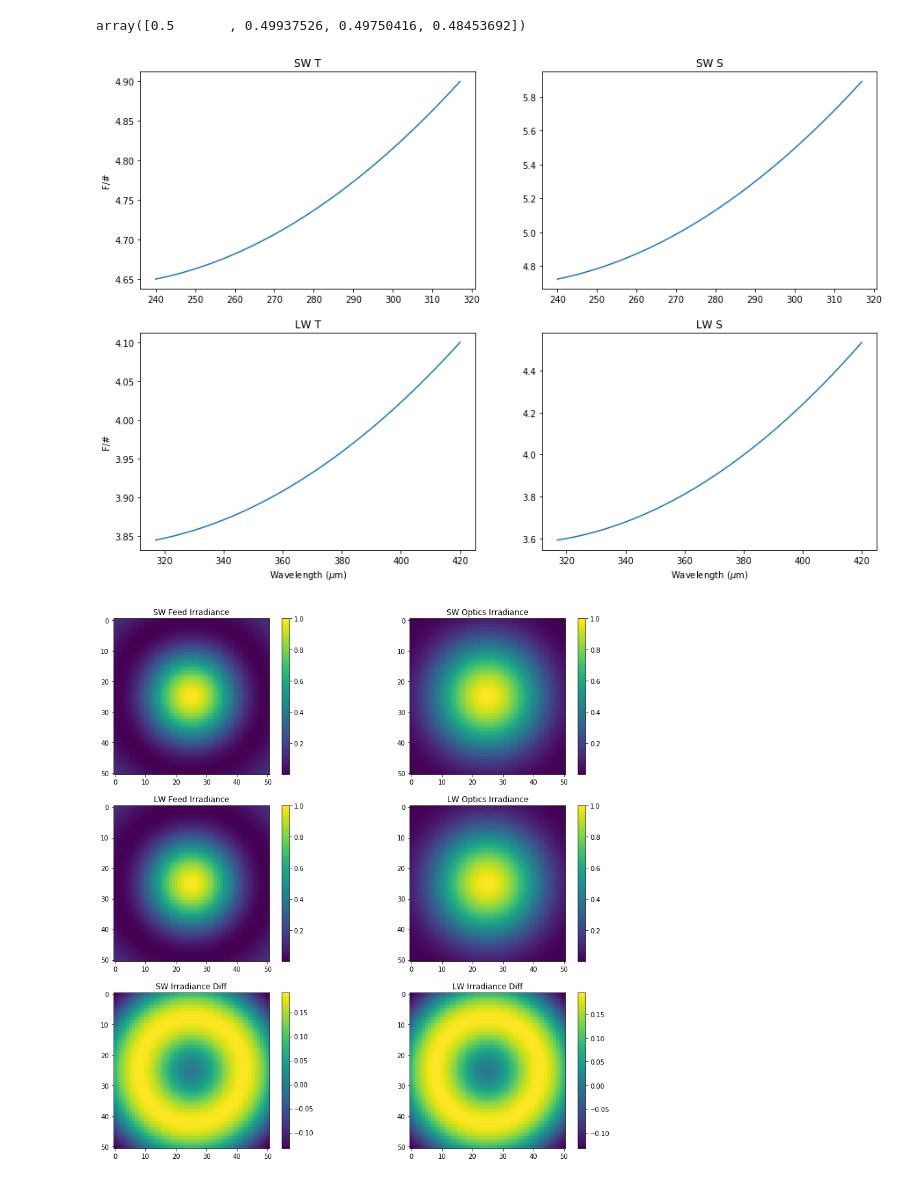
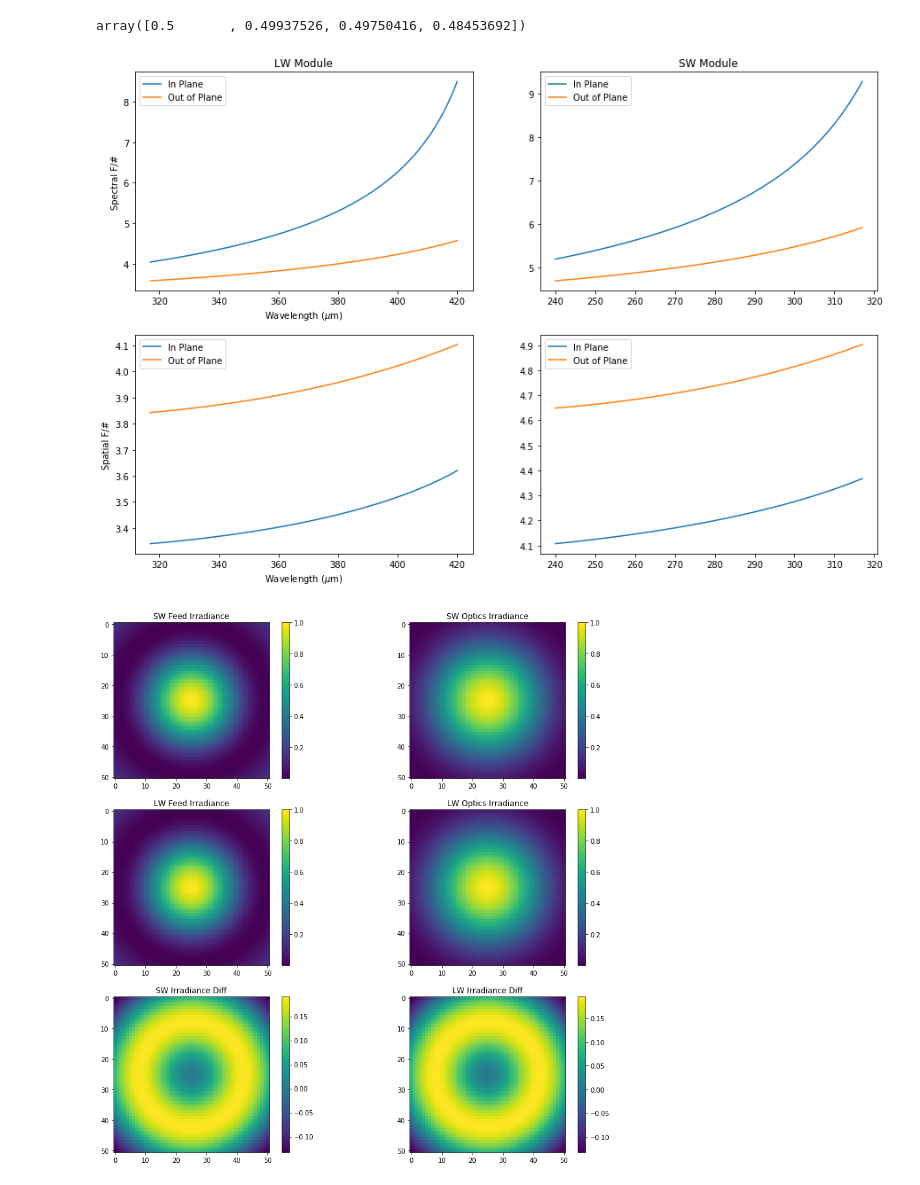
Before and after one commit to tim-balloon/tim-inst_modl, a Jupyter notebook: optics_analysis/Feed Horn F# Mismatch Calc.ipynb, the cells around one changed output. Saved outputs shown, nothing was run; the diff lists cells and outputs as text; code cells hidden in the pictures.

```diff
--- a/optics_analysis/Feed Horn F# Mismatch Calc.ipynb
+++ b/optics_analysis/Feed Horn F# Mismatch Calc.ipynb
@@ -82,21 +94,40 @@ b_LW = f/(2*poly.polyval(wavs_LW, LW_S_coeffs))
-# %%
-fig, ((ax_SW_T,ax_SW_S), (ax_LW_T,ax_LW_S)) = plt.subplots(2,2,figsize=(15,10))
-ax_SW_T.set_title('SW T')
-ax_SW_S.set_title('SW S')
-ax_LW_T.set_title('LW T')
-ax_LW_S.set_title('LW S')
-
-ax_LW_T.set_xlabel(r'Wavelength ($\mu$m)')
-ax_LW_S.set_xlabel(r'Wavelength ($\mu$m)')
-
-ax_SW_T.set_ylabel('F/#')
-ax_LW_T.set_ylabel('F/#')
-
-ax_SW_T.plot(wavs_SW,poly.polyval(wavs_SW, SW_T_coeffs))
-ax_SW_S.plot(wavs_SW,poly.polyval(wavs_SW, SW_S_coeffs))
-ax_LW_T.plot(wavs_LW,poly.polyval(wavs_LW, LW_T_coeffs))
-ax_LW_S.plot(wavs_LW,poly.polyval(wavs_LW, LW_S_coeffs));
-# %% [output]
-[figure, removed]
+# %%
+fig, ((ax_LW_S,ax_SW_S), (ax_LW_T,ax_SW_T)) = plt.subplots(2,2,figsize=(15,10))
+
+ax_SW_S.set_title('SW Module')
+ax_LW_S.set_title('LW Module')
+
+ax_LW_T.set_xlabel(r'Wavelength ($\mu$m)')
+ax_LW_S.set_xlabel(r'Wavelength ($\mu$m)')
+
+ax_LW_S.set_ylabel('Spectral F/#')
+ax_LW_T.set_ylabel('Spatial F/#')
+
+ax_SW_T.plot(np.linspace(SW1,SW2,len(data_InPlane['SW']['TFNO'][13])),
+             data_InPlane['SW']['TFNO'][13],**{'label': 'In Plane'})
+ax_SW_T.plot(np.linspace(SW1,SW2,len(data_OutPlane['SW']['TFNO'][50])),
+             data_OutPlane['SW']['TFNO'][50],**{'label': 'Out of Plane'})
+
+ax_SW_S.plot(np.linspace(SW1,SW2,len(data_InPlane['SW']['SFNO'][13])),
+             data_InPlane['SW']['SFNO'][13],**{'label': 'In Plane'})
+ax_SW_S.plot(np.linspace(SW1,SW2,len(data_OutPlane['SW']['SFNO'][50])),
+             data_OutPlane['SW']['SFNO'][50],**{'label': 'Out of Plane'})
+
+ax_LW_T.plot(np.linspace(LW1,LW2,len(data_InPlane['LW']['TFNO'][13])),
+             data_InPlane['LW']['TFNO'][13],**{'label': 'In Plane'})
+ax_LW_T.plot(np.linspace(LW1,LW2,len(data_OutPlane['LW']['TFNO'][50])),
+             data_OutPlane['LW']['TFNO'][50],**{'label': 'Out of Plane'})
+
+ax_LW_S.plot(np.linspace(LW1,LW2,len(data_InPlane['LW']['SFNO'][13])),
+             data_InPlane['LW']['SFNO'][13],**{'label': 'In Plane'})
+ax_LW_S.plot(np.linspace(LW1,LW2,len(data_OutPlane['LW']['SFNO'][50])),
+             data_OutPlane['LW']['SFNO'][50],**{'label': 'Out of Plane'})
+
+ax_SW_T.legend()
+ax_SW_S.legend()
+ax_LW_T.legend()
+ax_LW_S.legend();
+# %% [output]
+[figure, added]
 # %%
 # Multiply fields, compute irradiance, compute power, normalize by power in corrugated feed field.
```
Also changed, not shown: parts of 5 cells of this notebook, 2 other files.
